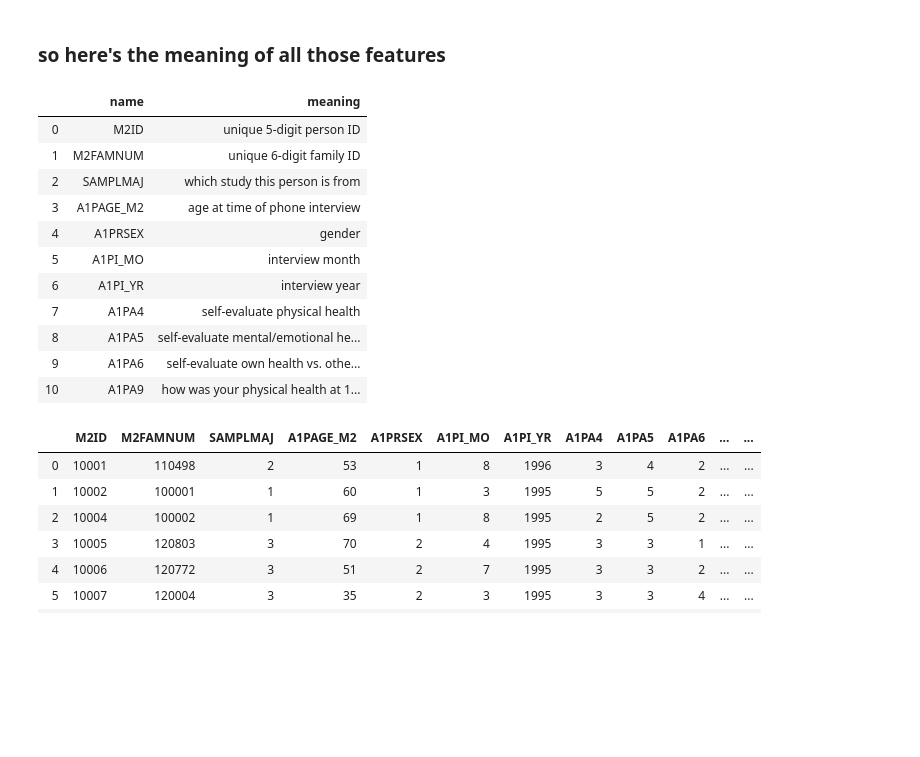
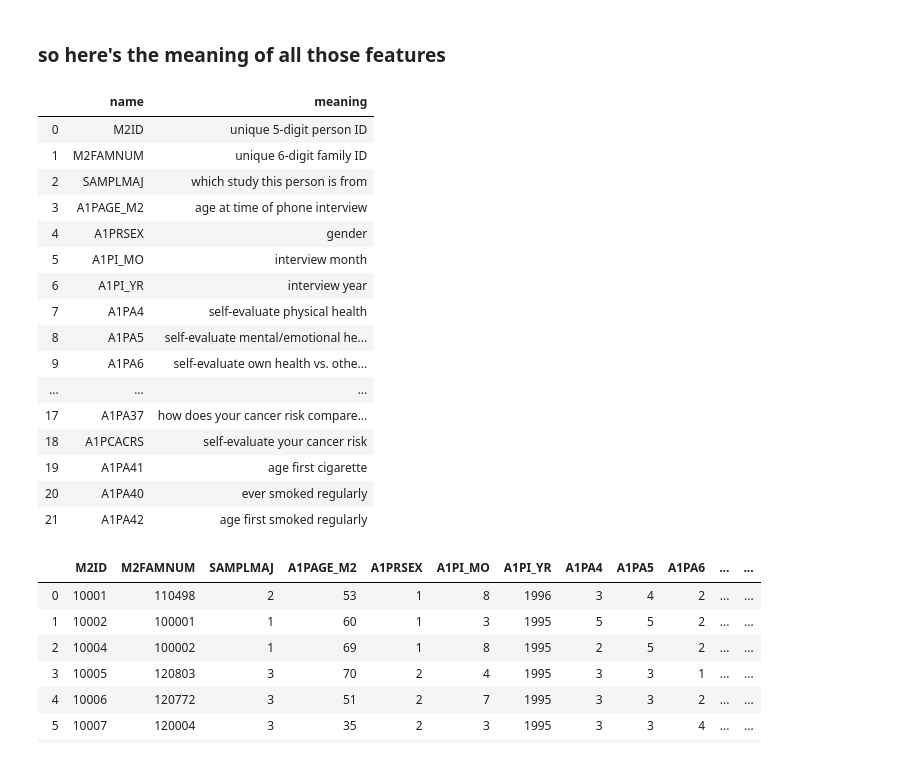
Before and after one commit to ebhtra/humanidata, a Jupyter notebook: DataFilter.ipynb, the cells around one changed output. Drawn from its saved outputs; the diff is of its cells as text; code cells hidden in the pictures; blank space fills up the shorter version.

```diff
--- a/DataFilter.ipynb
+++ b/DataFilter.ipynb
@@ -188,20 +188,25 @@ meaning = ['unique 5-digit person ID', 'unique 6-digit family ID', 'which study
            'how important is it to marry someone in your same race']
 # %%
 keymap = pd.DataFrame({"name":features, "meaning":meaning})
-keymap.head(11)
+keymap.head(22)
 # %% [output]
 |  | name | meaning |
 | 0 | M2ID | unique 5-digit person ID |
 | 1 | M2FAMNUM | unique 6-digit family ID |
 | 2 | SAMPLMAJ | which study this person is from |
 | 3 | A1PAGE_M2 | age at time of phone interview |
 | 4 | A1PRSEX | gender |
 | 5 | A1PI_MO | interview month |
 | 6 | A1PI_YR | interview year |
 | 7 | A1PA4 | self-evaluate physical health |
 | 8 | A1PA5 | self-evaluate mental/emotional he... |
 | 9 | A1PA6 | self-evaluate own health vs. othe... |
-| 10 | A1PA9 | how was your physical health at 1... |
+| ... | ... | ... |
+| 17 | A1PA37 | how does your cancer risk compare... |
+| 18 | A1PCACRS | self-evaluate your cancer risk |
+| 19 | A1PA41 | age first cigarette |
+| 20 | A1PA40 | ever smoked regularly |
+| 21 | A1PA42 | age first smoked regularly |
 # %%
 df = df[features]
 df.head(11)
```
Also changed, not shown: parts of 36 cells of this notebook, 4 other files.
